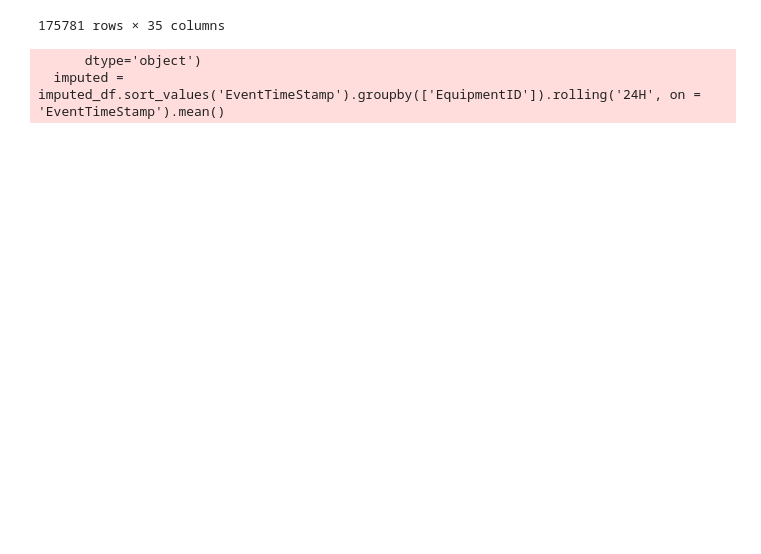
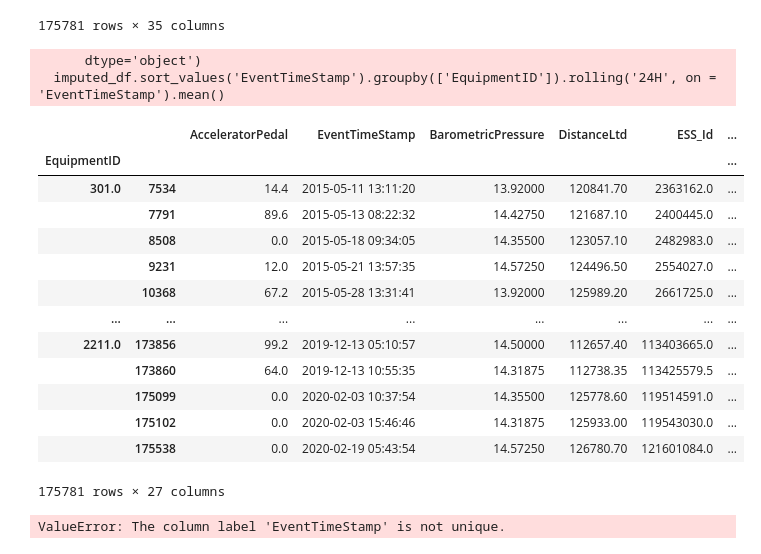
Before and after one commit to ashamaheshwari/big_g_express-predicting-derates, a Jupyter notebook: notebooks/Asha_Maheshwari_Big_G_Express.ipynb, the cells around one changed output. Drawn from its saved outputs; the diff is of its cells as text; code cells hidden in the pictures; blank space fills up the shorter version.

```diff
--- a/notebooks/Asha_Maheshwari_Big_G_Express.ipynb
+++ b/notebooks/Asha_Maheshwari_Big_G_Express.ipynb
@@ -457,7 +457,25 @@ imputed_df
 | 175780 | 1248432 | 2020-03-06 12:20:36 | High Voltage (Left Fuel Level Sen... | CECU3B-NAMUX4 | PACCR | 2020-03-06 12:41:17.000 | True | 123891847.0 | ... |
 175781 rows × 35 columns
 # %%
-imputed = imputed_df.sort_values('EventTimeStamp').groupby(['EquipmentID']).rolling('24H', on = 'EventTimeStamp').mean()
+imputed_df.sort_values('EventTimeStamp').groupby(['EquipmentID']).rolling('24H', on = 'EventTimeStamp').mean()
 # %% [output]
       dtype='object')
-  imputed = imputed_df.sort_values('EventTimeStamp').groupby(['EquipmentID']).rolling('24H', on = 'EventTimeStamp').mean()
+  imputed_df.sort_values('EventTimeStamp').groupby(['EquipmentID']).rolling('24H', on = 'EventTimeStamp').mean()
+|  |  | AcceleratorPedal | EventTimeStamp | BarometricPressure | DistanceLtd | ESS_Id | ... |
+| EquipmentID |  |  |  |  |  |  | ... |
+| 301.0 | 7534 | 14.4 | 2015-05-11 13:11:20 | 13.92000 | 120841.70 | 2363162.0 | ... |
+|  | 7791 | 89.6 | 2015-05-13 08:22:32 | 14.42750 | 121687.10 | 2400445.0 | ... |
+|  | 8508 | 0.0 | 2015-05-18 09:34:05 | 14.35500 | 123057.10 | 2482983.0 | ... |
+|  | 9231 | 12.0 | 2015-05-21 13:57:35 | 14.57250 | 124496.50 | 2554027.0 | ... |
+|  | 10368 | 67.2 | 2015-05-28 13:31:41 | 13.92000 | 125989.20 | 2661725.0 | ... |
+| ... | ... | ... | ... | ... | ... | ... | ... |
+| 2211.0 | 173856 | 99.2 | 2019-12-13 05:10:57 | 14.50000 | 112657.40 | 113403665.0 | ... |
+|  | 173860 | 64.0 | 2019-12-13 10:55:35 | 14.31875 | 112738.35 | 113425579.5 | ... |
+|  | 175099 | 0.0 | 2020-02-03 10:37:54 | 14.35500 | 125778.60 | 119514591.0 | ... |
+|  | 175102 | 0.0 | 2020-02-03 15:46:46 | 14.31875 | 125933.00 | 119543030.0 | ... |
+|  | 175538 | 0.0 | 2020-02-19 05:43:54 | 14.57250 | 126780.70 | 121601084.0 | ... |
+175781 rows × 27 columns
+# %%
+imputed_df[['EventTimeStamp','EquipmentID', 'EventTimeStamp', 'spn', 'fmi']].sort_values('EventTimeStamp').groupby(['EquipmentID']).rolling('24H', on = 'EventTimeStamp').mean()
+# %% [output]
+ValueError: The column label 'EventTimeStamp' is not unique.
```
Also changed, not shown: parts of 4 cells of this notebook.
